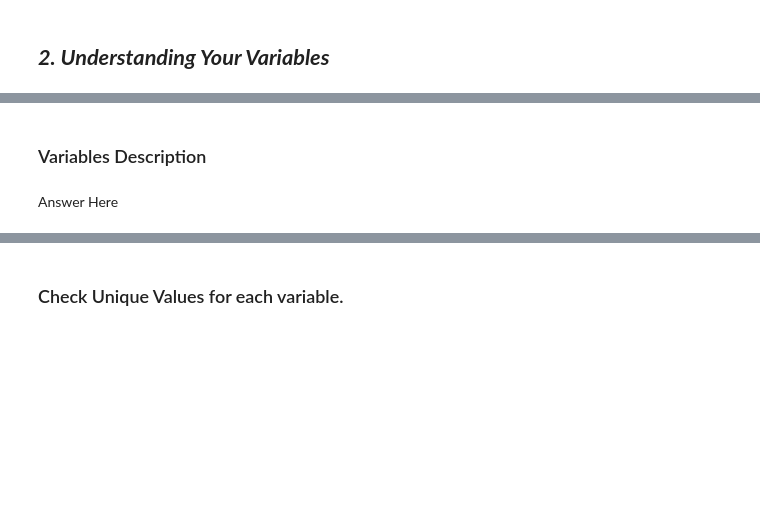
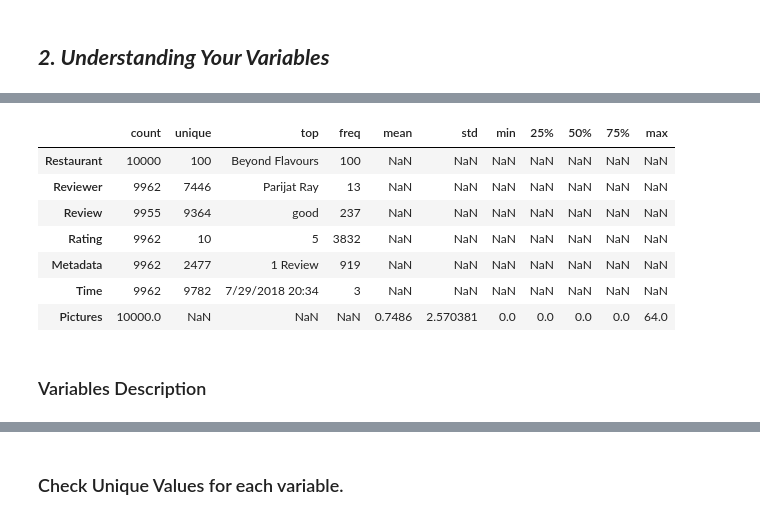
Before and after one commit to abhinav4201/UnSupervised-ML-Zomato-Restaurant-Clustering-and-Sentiment-Analysis, a Jupyter notebook: UnSupervised_ML_Zomato_Restaurant_Clustering_and_Sentiment_Analysis_capstone_project_4.ipynb, the cells around one changed output, grey strips where cells are left out. Cells and saved outputs as stored; diff of their text form; code cells hidden in the pictures; blank space fills up the shorter version.

```diff
--- a/UnSupervised_ML_Zomato_Restaurant_Clustering_and_Sentiment_Analysis_capstone_project_4.ipynb
+++ b/UnSupervised_ML_Zomato_Restaurant_Clustering_and_Sentiment_Analysis_capstone_project_4.ipynb
@@ -128,4 +399,14 @@ Answer Here
+# %%
+# Dataset Describe review
+review_df.describe(include='all').T
+# %% [output]
+|  | count | unique | top | freq | mean | std | min | 25% | 50% | 75% | max |
+| Restaurant | 10000 | 100 | Beyond Flavours | 100 | NaN | NaN | NaN | NaN | NaN | NaN | NaN |
+| Reviewer | 9962 | 7446 | Parijat Ray | 13 | NaN | NaN | NaN | NaN | NaN | NaN | NaN |
+| Review | 9955 | 9364 | good | 237 | NaN | NaN | NaN | NaN | NaN | NaN | NaN |
+| Rating | 9962 | 10 | 5 | 3832 | NaN | NaN | NaN | NaN | NaN | NaN | NaN |
+| Metadata | 9962 | 2477 | 1 Review | 919 | NaN | NaN | NaN | NaN | NaN | NaN | NaN |
+| Time | 9962 | 9782 | 7/29/2018 20:34 | 3 | NaN | NaN | NaN | NaN | NaN | NaN | NaN |
+| Pictures | 10000.0 | NaN | NaN | NaN | 0.7486 | 2.570381 | 0.0 | 0.0 | 0.0 | 0.0 | 64.0 |
 # %% [markdown]
 ### Variables Description
-# %% [markdown]
-Answer Here
```
Also changed, not shown: parts of 35 cells of this notebook.
